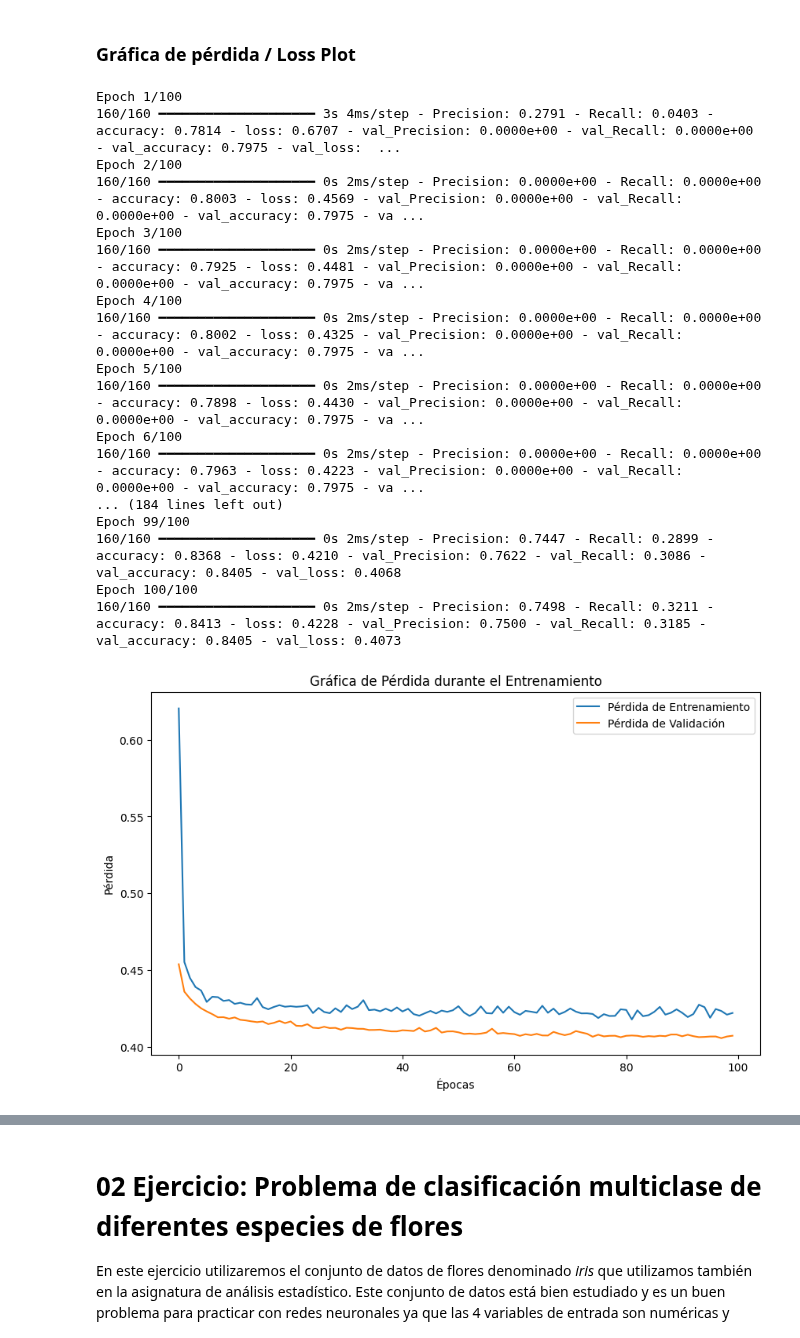
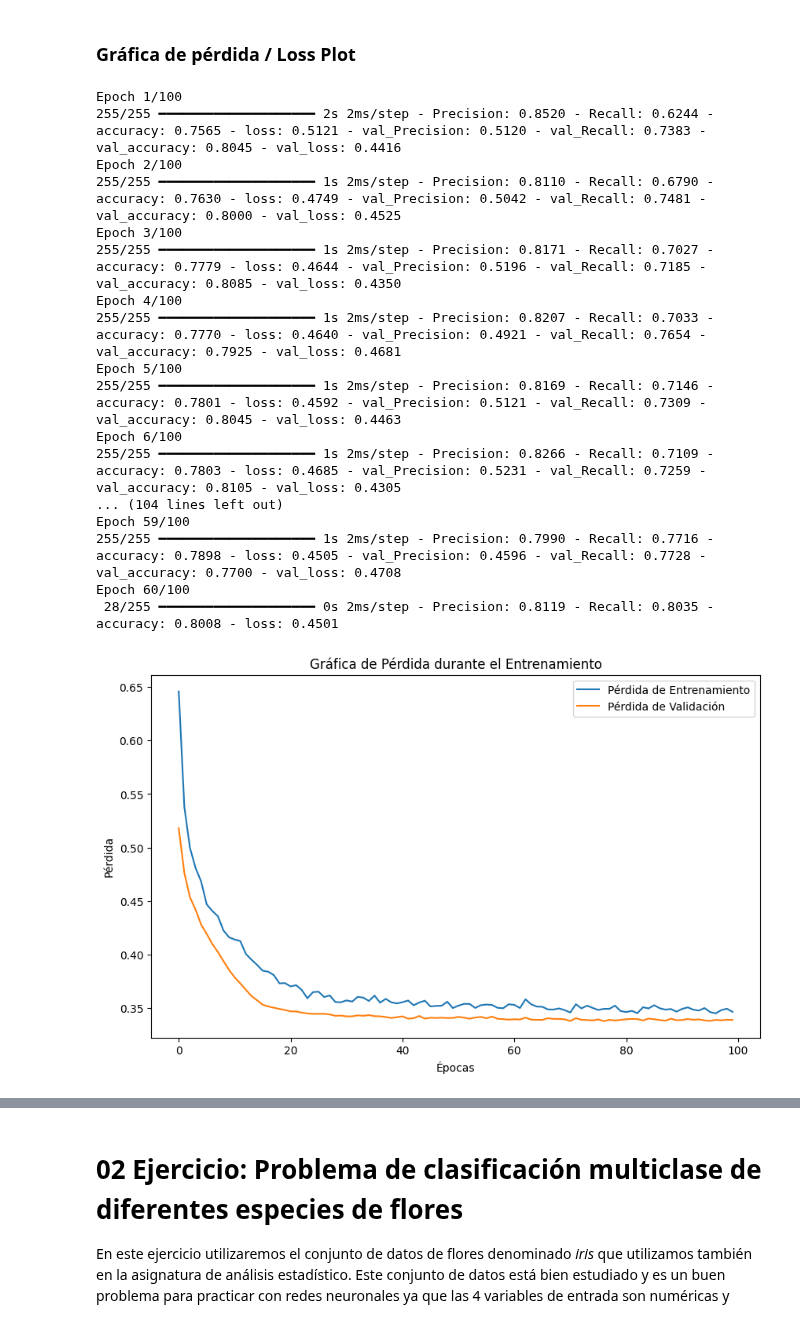
Before and after one commit to fjzamora93/RedesNeuronales, a Jupyter notebook: Reto_Módulo3.ipynb, the cells around one changed output, grey strips where cells are left out. Drawn from its saved outputs; the diff is of its cells as text; code cells hidden in the pictures.

```diff
--- a/Reto_Módulo3.ipynb
+++ b/Reto_Módulo3.ipynb
@@ -212,3 +203,4 @@ def build_rna():
 # %%
 # Preparamos la RNA al conjunto de entrenamiento para poder utilizar el k-fold cv
-rna = KerasClassifier(build_fn = build_rna, batch_size = 50, epochs = 100)
+# Al aumentar el tamaño del lote (de 50 a 80), también vamos a aumentar el número de épocas.
+rna = KerasClassifier(build_fn = build_rna, batch_size = 80, epochs = 130)
@@ -454,41 +440,43 @@ rna.compile(optimizer = "adam", loss = "binary_crossentropy", metrics = ["accura
+# %%
+from imblearn.over_sampling import SMOTE
+
+"""
+Vamos a utilizar una librería externa, Imbalanced Learn, para realizar un sobremuestreo de la clase minoritaria,
+que es lo que parece que está provocando la baja precisión y recall.
+
+"""
+
+smote = SMOTE()
+x_train_res, y_train_res = smote.fit_resample(x_train, y_train)
+
+history = rna_2.fit(x_train_res, y_train_res, validation_data=(x_test, y_test), epochs=100, batch_size=50)
+# %% [output]
+Epoch 1/100
+255/255 ━━━━━━━━━━━━━━━━━━━━ 2s 2ms/step - Precision: 0.8520 - Recall: 0.6244 - accuracy: 0.7565 - loss: 0.5121 - val_Precision: 0.5120 - val_Recall: 0.7383 - val_accuracy: 0.8045 - val_loss: 0.4416
+Epoch 2/100
+255/255 ━━━━━━━━━━━━━━━━━━━━ 1s 2ms/step - Precision: 0.8110 - Recall: 0.6790 - accuracy: 0.7630 - loss: 0.4749 - val_Precision: 0.5042 - val_Recall: 0.7481 - val_accuracy: 0.8000 - val_loss: 0.4525
+Epoch 3/100
+255/255 ━━━━━━━━━━━━━━━━━━━━ 1s 2ms/step - Precision: 0.8171 - Recall: 0.7027 - accuracy: 0.7779 - loss: 0.4644 - val_Precision: 0.5196 - val_Recall: 0.7185 - val_accuracy: 0.8085 - val_loss: 0.4350
+Epoch 4/100
+255/255 ━━━━━━━━━━━━━━━━━━━━ 1s 2ms/step - Precision: 0.8207 - Recall: 0.7033 - accuracy: 0.7770 - loss: 0.4640 - val_Precision: 0.4921 - val_Recall: 0.7654 - val_accuracy: 0.7925 - val_loss: 0.4681
+Epoch 5/100
+255/255 ━━━━━━━━━━━━━━━━━━━━ 1s 2ms/step - Precision: 0.8169 - Recall: 0.7146 - accuracy: 0.7801 - loss: 0.4592 - val_Precision: 0.5121 - val_Recall: 0.7309 - val_accuracy: 0.8045 - val_loss: 0.4463
+Epoch 6/100
+255/255 ━━━━━━━━━━━━━━━━━━━━ 1s 2ms/step - Precision: 0.8266 - Recall: 0.7109 - accuracy: 0.7803 - loss: 0.4685 - val_Precision: 0.5231 - val_Recall: 0.7259 - val_accuracy: 0.8105 - val_loss: 0.4305
+... (104 lines left out)
+Epoch 59/100
+255/255 ━━━━━━━━━━━━━━━━━━━━ 1s 2ms/step - Precision: 0.7990 - Recall: 0.7716 - accuracy: 0.7898 - loss: 0.4505 - val_Precision: 0.4596 - val_Recall: 0.7728 - val_accuracy: 0.7700 - val_loss: 0.4708
+Epoch 60/100
+ 28/255 ━━━━━━━━━━━━━━━━━━━━ 0s 2ms/step - Precision: 0.8119 - Recall: 0.8035 - accuracy: 0.8008 - loss: 0.4501
 # %%
-history = rna.fit(x_train, y_train, validation_data=(x_test, y_test), epochs=100, batch_size=50)
-
 # Graficar la pérdida
 plt.figure(figsize=(10, 6))
 plt.plot(history.history['loss'], label='Pérdida de Entrenamiento')
 plt.plot(history.history['val_loss'], label='Pérdida de Validación')
 plt.title('Gráfica de Pérdida durante el Entrenamiento')
 plt.xlabel('Épocas')
 plt.ylabel('Pérdida')
 plt.legend()
 plt.show()
-
-# Graficar la precisión
-plt.figure(figsize=(10, 6))
-plt.plot(history.history['accuracy'], label='Precisión de Entrenamiento')
-plt.plot(history.history['val_accuracy'], label='Precisión de Validación')
-plt.title('Gráfica de Precisión durante el Entrenamiento')
-plt.xlabel('Épocas')
-plt.ylabel('Precisión')
-plt.legend()
-plt.show()
 # %% [output]
-Epoch 1/100
-160/160 ━━━━━━━━━━━━━━━━━━━━ 3s 4ms/step - Precision: 0.2791 - Recall: 0.0403 - accuracy: 0.7814 - loss: 0.6707 - val_Precision: 0.0000e+00 - val_Recall: 0.0000e+00 - val_accuracy: 0.7975 - val_loss:  ...
-Epoch 2/100
-160/160 ━━━━━━━━━━━━━━━━━━━━ 0s 2ms/step - Precision: 0.0000e+00 - Recall: 0.0000e+00 - accuracy: 0.8003 - loss: 0.4569 - val_Precision: 0.0000e+00 - val_Recall: 0.0000e+00 - val_accuracy: 0.7975 - va ...
-Epoch 3/100
-160/160 ━━━━━━━━━━━━━━━━━━━━ 0s 2ms/step - Precision: 0.0000e+00 - Recall: 0.0000e+00 - accuracy: 0.7925 - loss: 0.4481 - val_Precision: 0.0000e+00 - val_Recall: 0.0000e+00 - val_accuracy: 0.7975 - va ...
-Epoch 4/100
-160/160 ━━━━━━━━━━━━━━━━━━━━ 0s 2ms/step - Precision: 0.0000e+00 - Recall: 0.0000e+00 - accuracy: 0.8002 - loss: 0.4325 - val_Precision: 0.0000e+00 - val_Recall: 0.0000e+00 - val_accuracy: 0.7975 - va ...
-Epoch 5/100
-160/160 ━━━━━━━━━━━━━━━━━━━━ 0s 2ms/step - Precision: 0.0000e+00 - Recall: 0.0000e+00 - accuracy: 0.7898 - loss: 0.4430 - val_Precision: 0.0000e+00 - val_Recall: 0.0000e+00 - val_accuracy: 0.7975 - va ...
-Epoch 6/100
-160/160 ━━━━━━━━━━━━━━━━━━━━ 0s 2ms/step - Precision: 0.0000e+00 - Recall: 0.0000e+00 - accuracy: 0.7963 - loss: 0.4223 - val_Precision: 0.0000e+00 - val_Recall: 0.0000e+00 - val_accuracy: 0.7975 - va ...
-... (184 lines left out)
-Epoch 99/100
-160/160 ━━━━━━━━━━━━━━━━━━━━ 0s 2ms/step - Precision: 0.7447 - Recall: 0.2899 - accuracy: 0.8368 - loss: 0.4210 - val_Precision: 0.7622 - val_Recall: 0.3086 - val_accuracy: 0.8405 - val_loss: 0.4068
-Epoch 100/100
-160/160 ━━━━━━━━━━━━━━━━━━━━ 0s 2ms/step - Precision: 0.7498 - Recall: 0.3211 - accuracy: 0.8413 - loss: 0.4228 - val_Precision: 0.7500 - val_Recall: 0.3185 - val_accuracy: 0.8405 - val_loss: 0.4073
-[figure, old version]
+[figure, new version]
```
Also changed, not shown: parts of 29 cells of this notebook, 2 other files.
